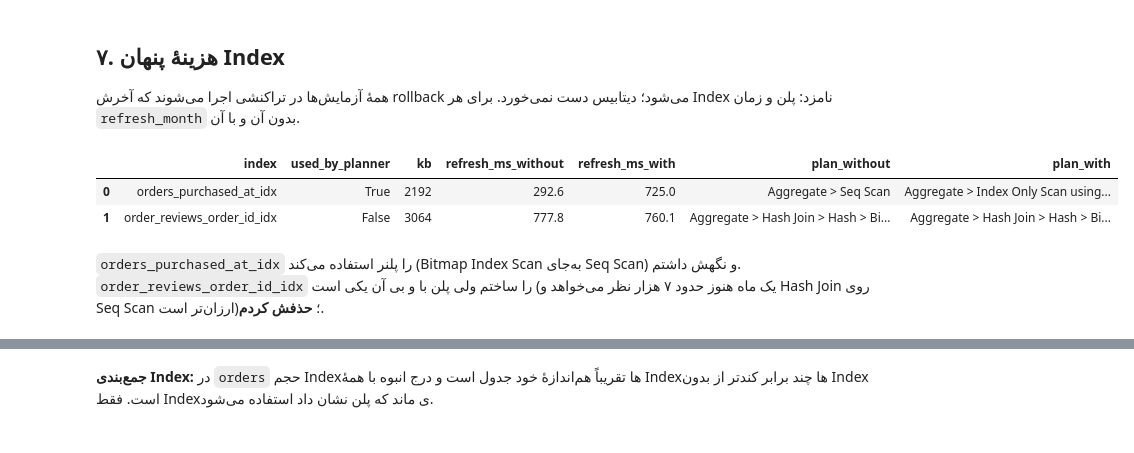
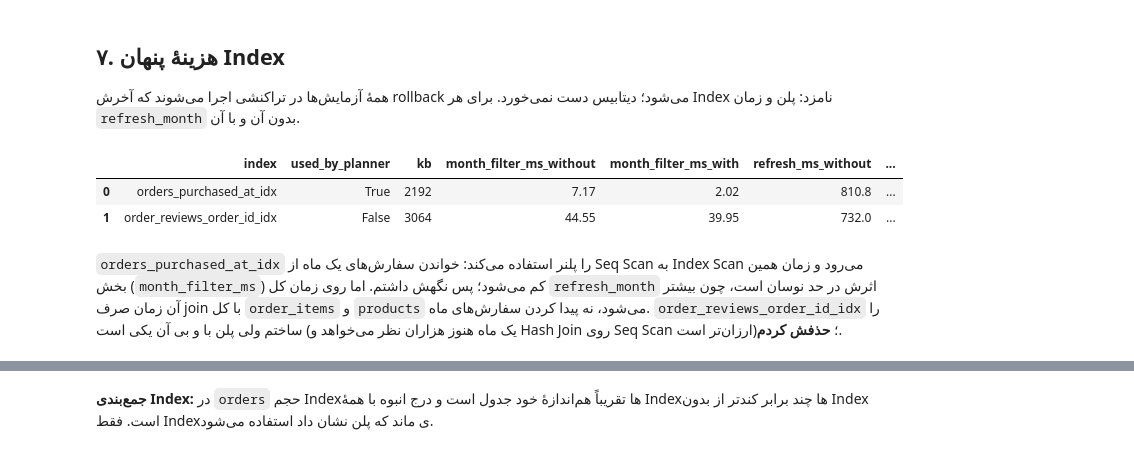
Before and after one commit to mahyarazari/stage-2-mahyar-azari, a Jupyter notebook: solution.ipynb, the cells around one changed output, grey strips where cells are left out. Cells and saved outputs as stored; diff of their text form; code cells hidden in the pictures.

Commit message:
Measure the index on the month filter itself; warm up and repeat refresh timings

```diff
--- a/solution.ipynb
+++ b/solution.ipynb
@@ -285,16 +285,17 @@ summary
 # %%
 month = date(2018, 1, 1)
 candidates = index_evidence.with_and_without(engine, OLIST, month)
 pd.DataFrame([{"index": name, "used_by_planner": r["used_by_planner"], "kb": r["with"]["bytes"] // 1024,
+               "month_filter_ms_without": r["without"]["plan"]["ms"], "month_filter_ms_with": r["with"]["plan"]["ms"],
                "refresh_ms_without": r["without"]["refresh_ms"], "refresh_ms_with": r["with"]["refresh_ms"],
                "plan_without": " > ".join(r["without"]["plan"]["nodes"]), "plan_with": " > ".join(r["with"]["plan"]["nodes"])}
               for name, r in candidates.items()])
 # %% [output]
-|  | index | used_by_planner | kb | refresh_ms_without | refresh_ms_with | plan_without | plan_with |
-| 0 | orders_purchased_at_idx | True | 2192 | 292.6 | 725.0 | Aggregate > Seq Scan | Aggregate > Index Only Scan using... |
-| 1 | order_reviews_order_id_idx | False | 3064 | 777.8 | 760.1 | Aggregate > Hash Join > Hash > Bi... | Aggregate > Hash Join > Hash > Bi... |
+|  | index | used_by_planner | kb | month_filter_ms_without | month_filter_ms_with | refresh_ms_without | ... |
+| 0 | orders_purchased_at_idx | True | 2192 | 7.17 | 2.02 | 810.8 | ... |
+| 1 | order_reviews_order_id_idx | False | 3064 | 44.55 | 39.95 | 732.0 | ... |
 # %% [markdown]
-`orders_purchased_at_idx` را پلنر استفاده می‌کند (Bitmap Index Scan به‌جای Seq Scan) و نگهش داشتم. `order_reviews_order_id_idx` را ساختم ولی پلن با و بی آن یکی است (یک ماه هنوز حدود ۷ هزار نظر می‌خواهد و Hash Join روی Seq Scan ارزان‌تر است)؛ **حذفش کردم**.
+`orders_purchased_at_idx` را پلنر استفاده می‌کند: خواندن سفارش‌های یک ماه از Seq Scan به Index Scan می‌رود و زمان همین بخش (`month_filter_ms`) کم می‌شود؛ پس نگهش داشتم. اما روی زمان کل `refresh_month` اثرش در حد نوسان است، چون بیشتر آن زمان صرف join با کل `order_items` و `products` می‌شود، نه پیدا کردن سفارش‌های ماه. `order_reviews_order_id_idx` را ساختم ولی پلن با و بی آن یکی است (یک ماه هنوز هزاران نظر می‌خواهد و Hash Join روی Seq Scan ارزان‌تر است)؛ **حذفش کردم**.
 # %%
 sizes = pd.DataFrame(index_evidence.sizes(engine, OLIST))
 by_table = sizes.groupby("table_name").agg(indexes=("index", "count"), index_kb=("index_bytes", lambda b: b.sum() // 1024),
```
Also changed, not shown: parts of 10 cells of this notebook, 1 other file.
